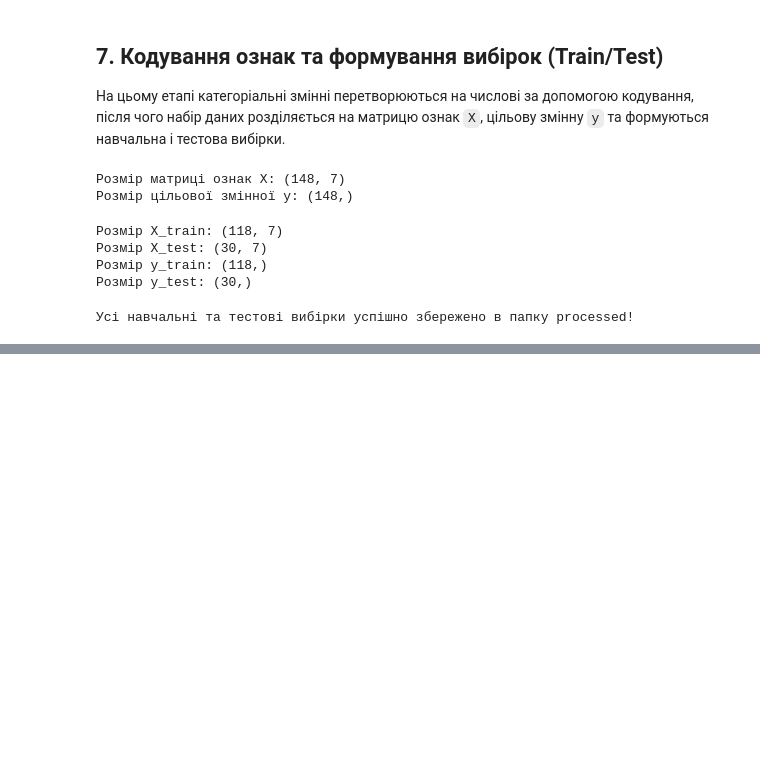
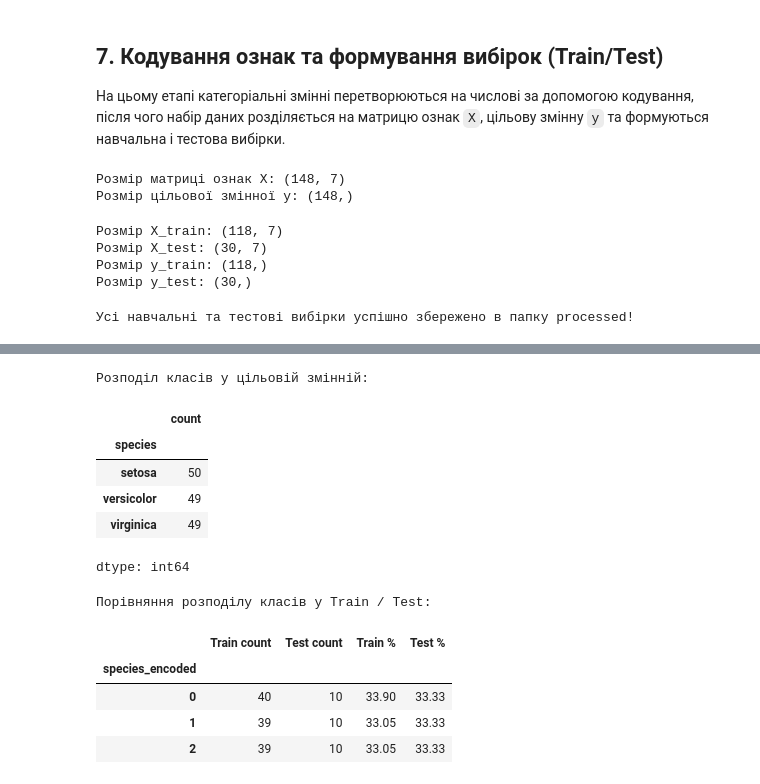
Before and after one commit to Vadim-SM/Lab1.., a Jupyter notebook: notebooks/PR02_Musienko_Vadim.ipynb, the cells around one changed output, grey strips where cells are left out. Drawn from its saved outputs; the diff is of its cells as text; code cells hidden in the pictures; blank space fills up the shorter version.

```diff
--- a/notebooks/PR02_Musienko_Vadim.ipynb
+++ b/notebooks/PR02_Musienko_Vadim.ipynb
@@ -407,0 +424,28 @@ print("Усі навчальні та тестові вибірки успішн
+# %%
+# 19. Розподіл класів цільової змінної
+class_counts = df_clean["species"].value_counts()
+print("Розподіл класів у цільовій змінній:")
+display(class_counts)
+
+# 25. Таблиця порівняння класів (розподіл у train та test)
+train_comparison = y_train.value_counts().rename("Train count")
+test_comparison = y_test.value_counts().rename("Test count")
+comparison_df = pd.concat([train_comparison, test_comparison], axis=1)
+comparison_df["Train %"] = (comparison_df["Train count"] / len(y_train) * 100).round(2)
+comparison_df["Test %"] = (comparison_df["Test count"] / len(y_test) * 100).round(2)
+print("\nПорівняння розподілу класів у Train / Test:")
+display(comparison_df)
+# %% [output]
+Розподіл класів у цільовій змінній:
+|  | count |
+| species |  |
+| setosa | 50 |
+| versicolor | 49 |
+| virginica | 49 |
+dtype: int64
+Порівняння розподілу класів у Train / Test:
+|  | Train count | Test count | Train % | Test % |
+| species_encoded |  |  |  |  |
+| 0 | 40 | 10 | 33.90 | 33.33 |
+| 1 | 39 | 10 | 33.05 | 33.33 |
+| 2 | 39 | 10 | 33.05 | 33.33 |
```
Also changed, not shown: parts of 3 cells of this notebook.
